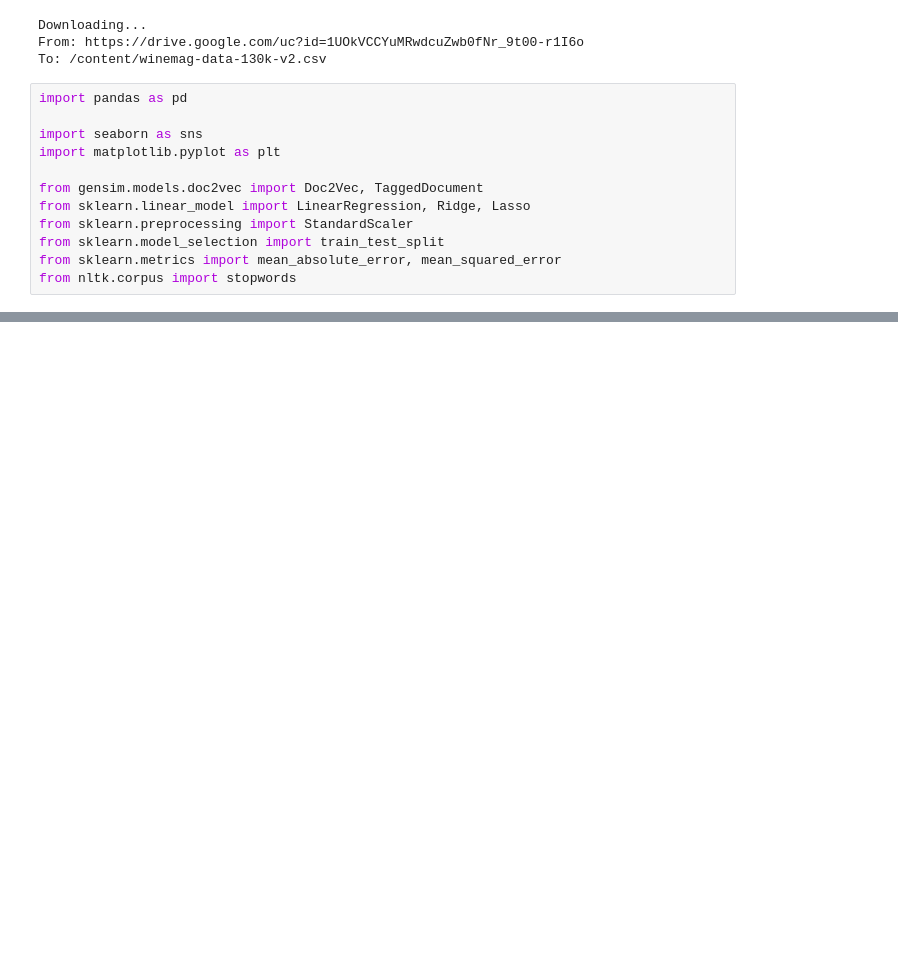
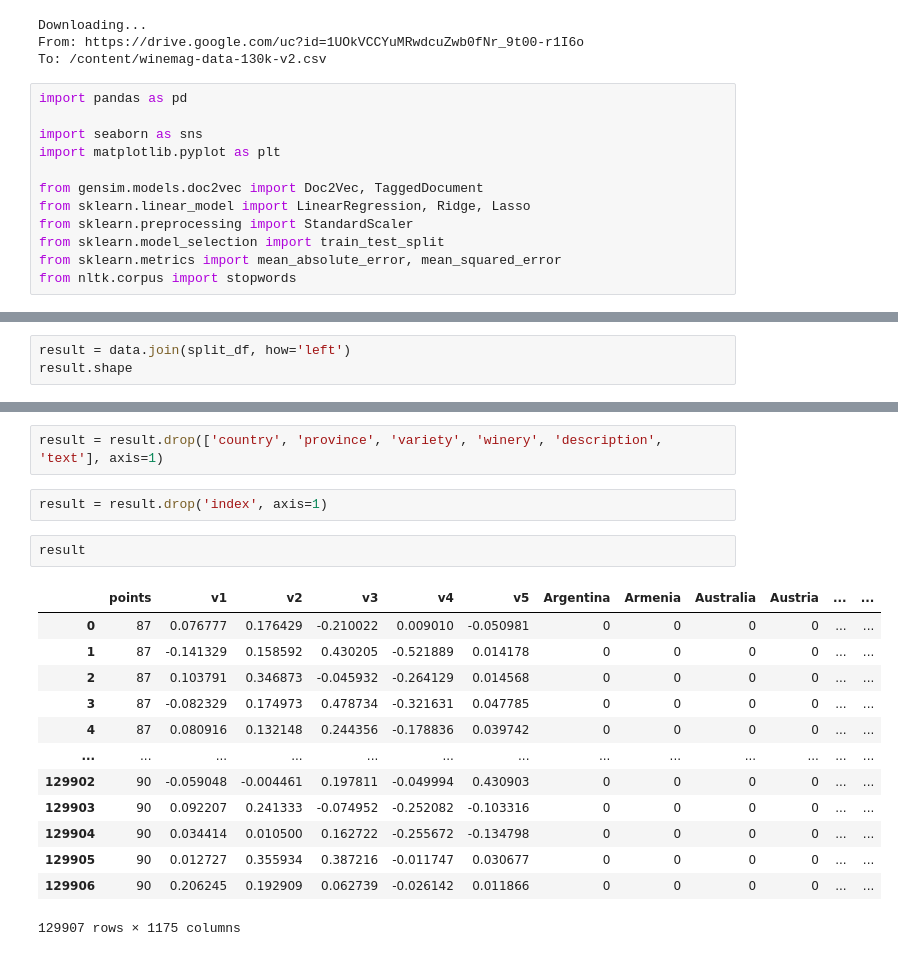
Before and after one commit to Veronika2311/ML_CL_HSE, a Jupyter notebook: HW_7_wine.ipynb, the cells around one changed output, grey strips where cells are left out. Cells and saved outputs as stored; diff of their text form; blank space fills up the shorter version.

```diff
--- a/HW_7_wine.ipynb
+++ b/HW_7_wine.ipynb
@@ -32,0 +151,3 @@ data.head(3)
+# %%
+result = data.join(split_df, how='left')
+result.shape
@@ -32,0 +191,20 @@ data.head(3)
+# %%
+result = result.drop(['country', 'province', 'variety', 'winery', 'description', 'text'], axis=1)
+# %%
+result = result.drop('index', axis=1)
+# %%
+result
+# %% [output]
+|  | points | v1 | v2 | v3 | v4 | v5 | Argentina | Armenia | Australia | Austria | ... | ... |
+| 0 | 87 | 0.076777 | 0.176429 | -0.210022 | 0.009010 | -0.050981 | 0 | 0 | 0 | 0 | ... | ... |
+| 1 | 87 | -0.141329 | 0.158592 | 0.430205 | -0.521889 | 0.014178 | 0 | 0 | 0 | 0 | ... | ... |
+| 2 | 87 | 0.103791 | 0.346873 | -0.045932 | -0.264129 | 0.014568 | 0 | 0 | 0 | 0 | ... | ... |
+| 3 | 87 | -0.082329 | 0.174973 | 0.478734 | -0.321631 | 0.047785 | 0 | 0 | 0 | 0 | ... | ... |
+| 4 | 87 | 0.080916 | 0.132148 | 0.244356 | -0.178836 | 0.039742 | 0 | 0 | 0 | 0 | ... | ... |
+| ... | ... | ... | ... | ... | ... | ... | ... | ... | ... | ... | ... | ... |
+| 129902 | 90 | -0.059048 | -0.004461 | 0.197811 | -0.049994 | 0.430903 | 0 | 0 | 0 | 0 | ... | ... |
+| 129903 | 90 | 0.092207 | 0.241333 | -0.074952 | -0.252082 | -0.103316 | 0 | 0 | 0 | 0 | ... | ... |
+| 129904 | 90 | 0.034414 | 0.010500 | 0.162722 | -0.255672 | -0.134798 | 0 | 0 | 0 | 0 | ... | ... |
+| 129905 | 90 | 0.012727 | 0.355934 | 0.387216 | -0.011747 | 0.030677 | 0 | 0 | 0 | 0 | ... | ... |
+| 129906 | 90 | 0.206245 | 0.192909 | 0.062739 | -0.026142 | 0.011866 | 0 | 0 | 0 | 0 | ... | ... |
+129907 rows × 1175 columns
```
Also changed, not shown: parts of 27 cells of this notebook.
